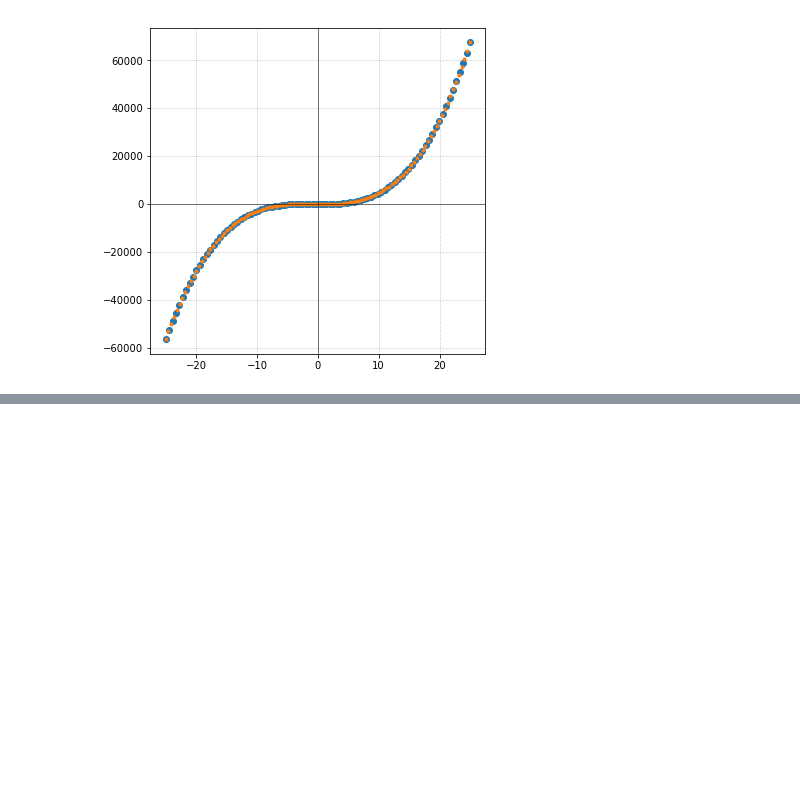
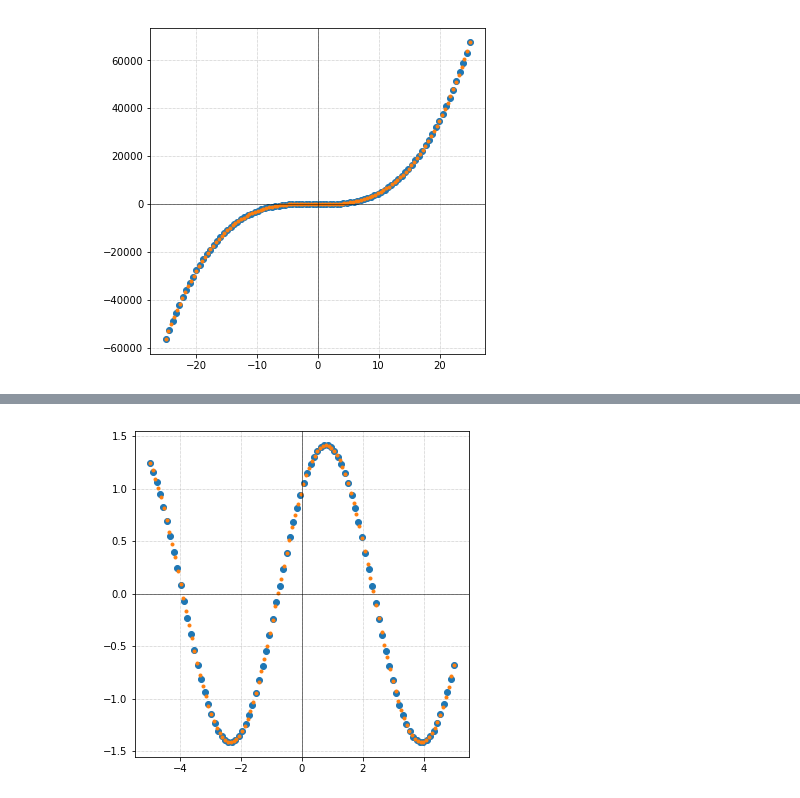
Before and after one commit to wileymab/theoretical-minimum, a Jupyter notebook: work/tm_pg37_exer1.ipynb, the cells around one changed output, grey strips where cells are left out. Saved outputs shown, nothing was run; the diff lists cells and outputs as text; code cells hidden in the pictures; blank space fills up the shorter version.

```diff
--- a/work/tm_pg37_exer1.ipynb
+++ b/work/tm_pg37_exer1.ipynb
@@ -19,0 +33,4 @@ simplegraph(deriv_f)
+# %%
+simplegraph(deriv_g,left=-5,right=5)
+# %% [output]
+[figure, added]
```
Also changed, not shown: parts of 9 cells of this notebook.
